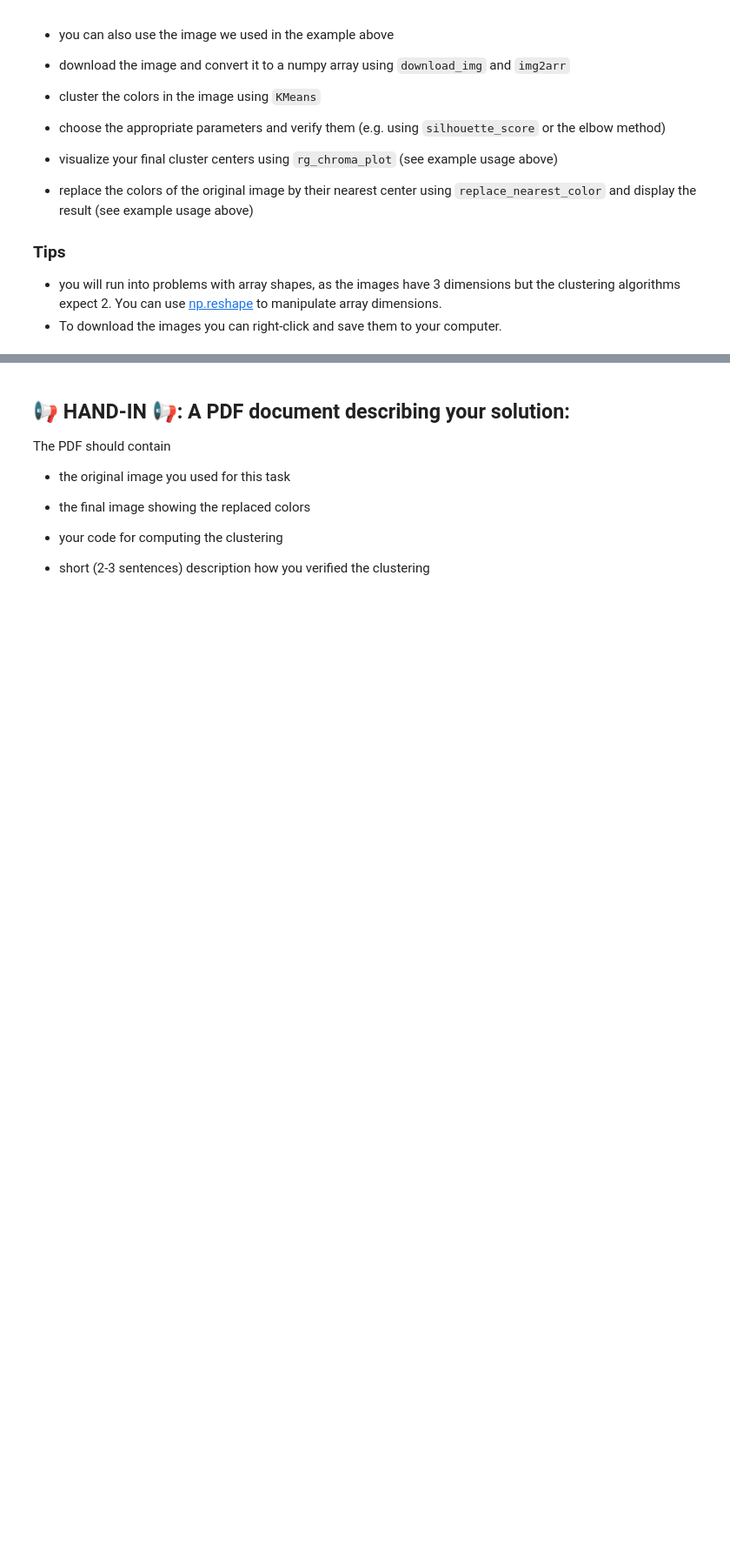
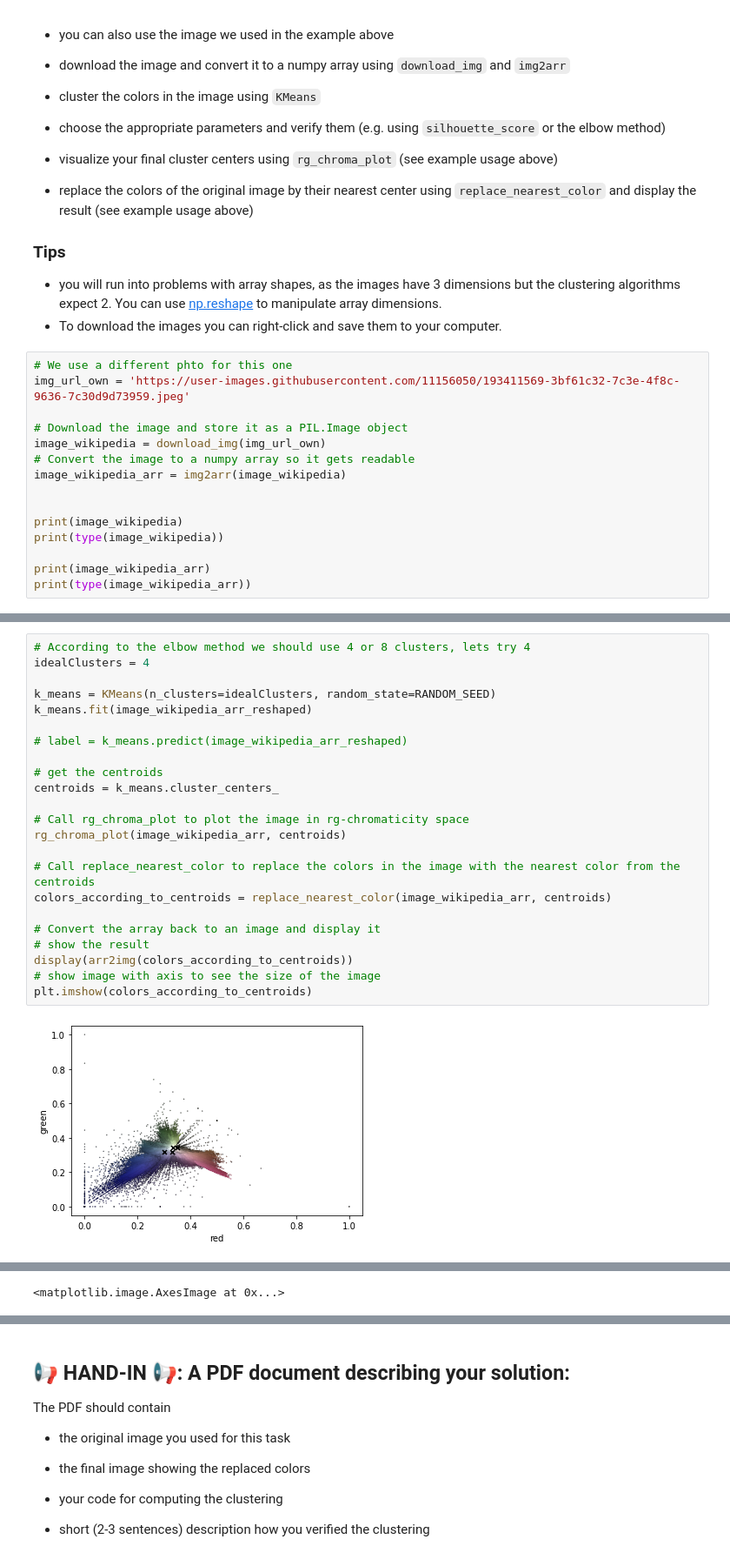
Before and after one commit to ArmandoShala/mldm_hs22, a Jupyter notebook: labs/L02_Clustering_LAB_ASSIGNMENT.ipynb, the cells around one changed output, grey strips where cells are left out. Shown at 87% size. Drawn from its saved outputs; the diff is of its cells as text; blank space fills up the shorter version.

```diff
--- a/labs/L02_Clustering_LAB_ASSIGNMENT.ipynb
+++ b/labs/L02_Clustering_LAB_ASSIGNMENT.ipynb
@@ -337,3 +337,18 @@ display(arr2img(replaced))
 
 * you will run into problems with array shapes, as the images have 3 dimensions but the clustering algorithms expect 2. You can use [np.reshape](https://numpy.org/doc/stable/reference/generated/numpy.reshape.html) to manipulate array dimensions.
 * To download the images you can right-click and save them to your computer.
+# %%
+# We use a different phto for this one
+img_url_own = 'https://user-images.githubusercontent.com/11156050/193411569-3bf61c32-7c3e-4f8c-9636-7c30d9d73959.jpeg'
+
+# Download the image and store it as a PIL.Image object
+image_wikipedia = download_img(img_url_own)
+# Convert the image to a numpy array so it gets readable
+image_wikipedia_arr = img2arr(image_wikipedia)
+
+
+print(image_wikipedia)
+print(type(image_wikipedia))
+
+print(image_wikipedia_arr)
+print(type(image_wikipedia_arr))
@@ -339,0 +418,25 @@ display(arr2img(replaced))
+# %%
+# According to the elbow method we should use 4 or 8 clusters, lets try 4
+idealClusters = 4
+
+k_means = KMeans(n_clusters=idealClusters, random_state=RANDOM_SEED)
+k_means.fit(image_wikipedia_arr_reshaped)
+
+# label = k_means.predict(image_wikipedia_arr_reshaped)
+
+# get the centroids
+centroids = k_means.cluster_centers_
+
+# Call rg_chroma_plot to plot the image in rg-chromaticity space
+rg_chroma_plot(image_wikipedia_arr, centroids)
+
+# Call replace_nearest_color to replace the colors in the image with the nearest color from the centroids
+colors_according_to_centroids = replace_nearest_color(image_wikipedia_arr, centroids)
+
+# Convert the array back to an image and display it
+# show the result
+display(arr2img(colors_according_to_centroids))
+# show image with axis to see the size of the image
+plt.imshow(colors_according_to_centroids)
+# %% [output]
+[figure, added]
@@ -339,0 +444 @@ display(arr2img(replaced))
+<matplotlib.image.AxesImage at 0x...>
```
Also changed, not shown: parts of 5 cells of this notebook.
